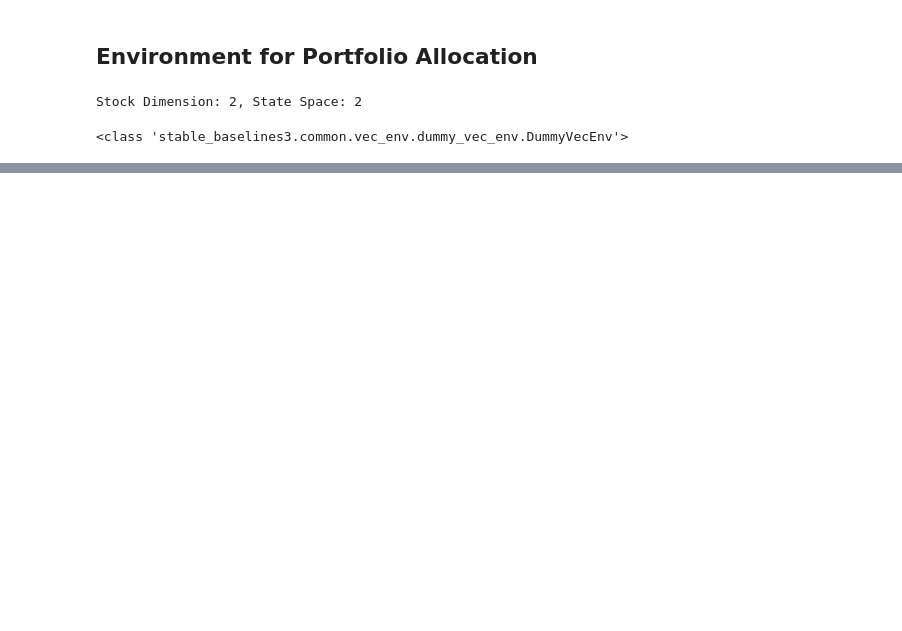
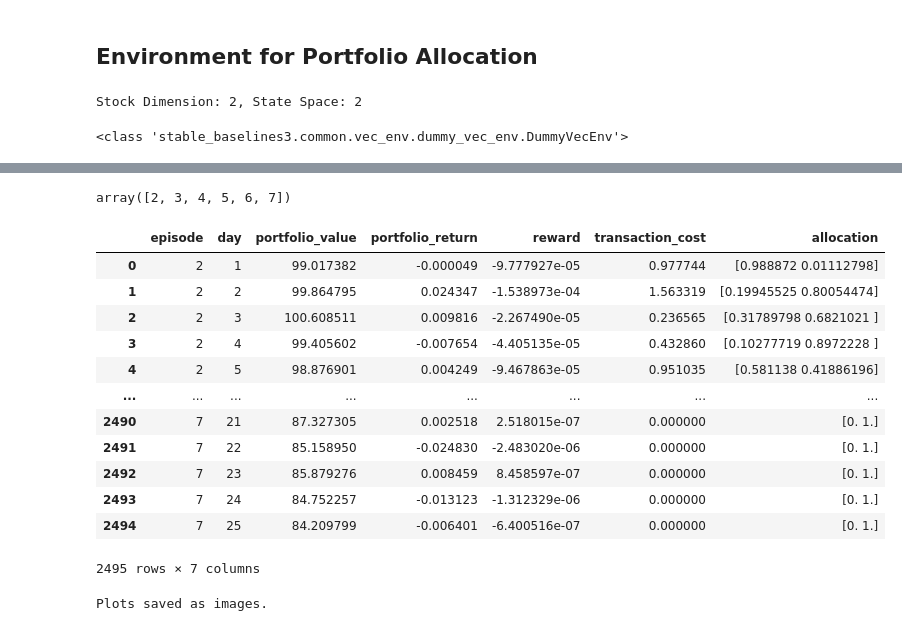
Before and after one commit to MSCA-DN-Digital-Finance/WP3_eXplainable_and_Fair_AI, a Jupyter notebook: IRP1/Code/rl_project_group_6/drl_algo_with_finrl_lib.ipynb, the cells around one changed output, grey strips where cells are left out. Saved outputs shown, nothing was run; the diff lists cells and outputs as text; code cells hidden in the pictures; blank space fills up the shorter version.

```diff
--- a/IRP1/Code/rl_project_group_6/drl_algo_with_finrl_lib.ipynb
+++ b/IRP1/Code/rl_project_group_6/drl_algo_with_finrl_lib.ipynb
@@ -666,0 +486,5 @@ dtype: float64
+# %%
+import pandas as pd
+
+df_logs = pd.read_csv("training_logs.csv")
+print(df_logs.head())
@@ -666,0 +505,66 @@ dtype: float64
+# %%
+df_logs['episode'].unique()
+# %% [output]
+array([2, 3, 4, 5, 6, 7])
+# %%
+df_logs
+# %% [output]
+|  | episode | day | portfolio_value | portfolio_return | reward | transaction_cost | allocation |
+| 0 | 2 | 1 | 99.017382 | -0.000049 | -9.777927e-05 | 0.977744 | [0.988872 0.01112798] |
+| 1 | 2 | 2 | 99.864795 | 0.024347 | -1.538973e-04 | 1.563319 | [0.19945525 0.80054474] |
+| 2 | 2 | 3 | 100.608511 | 0.009816 | -2.267490e-05 | 0.236565 | [0.31789798 0.6821021 ] |
+| 3 | 2 | 4 | 99.405602 | -0.007654 | -4.405135e-05 | 0.432860 | [0.10277719 0.8972228 ] |
+| 4 | 2 | 5 | 98.876901 | 0.004249 | -9.467863e-05 | 0.951035 | [0.581138 0.41886196] |
+| ... | ... | ... | ... | ... | ... | ... | ... |
+| 2490 | 7 | 21 | 87.327305 | 0.002518 | 2.518015e-07 | 0.000000 | [0. 1.] |
+| 2491 | 7 | 22 | 85.158950 | -0.024830 | -2.483020e-06 | 0.000000 | [0. 1.] |
+| 2492 | 7 | 23 | 85.879276 | 0.008459 | 8.458597e-07 | 0.000000 | [0. 1.] |
+| 2493 | 7 | 24 | 84.752257 | -0.013123 | -1.312329e-06 | 0.000000 | [0. 1.] |
+| 2494 | 7 | 25 | 84.209799 | -0.006401 | -6.400516e-07 | 0.000000 | [0. 1.] |
+2495 rows × 7 columns
+# %%
+import pandas as pd
+import matplotlib.pyplot as plt
+
+# Load data
+df_logs = pd.read_csv("training_logs.csv")
+
+# Get unique episodes
+episodes = df_logs["episode"].unique()
+num_episodes = len(episodes)  # Total number of episodes
+
+# Define function to plot `n` graphs
+def plot_per_episode(df, metric, ylabel, title, filename):
+    """Plot separate time series for each episode of a given metric."""
+    fig, axes = plt.subplots(num_episodes, 1, figsize=(10, 4 * num_episodes), sharex=True)
+
+    if num_episodes == 1:
+        axes = [axes]  # Ensure axes is iterable for a single episode
+
+    for idx, episode in enumerate(episodes):
+        df_episode = df[df["episode"] == episode]
+        axes[idx].plot(df_episode["day"], df_episode[metric], label=f"Episode {episode}", color="b")
+        axes[idx].set_ylabel(ylabel)
+        axes[idx].legend()
+        axes[idx].set_title(f"{title} - Episode {episode}")
+
+    plt.xlabel("Day")
+    plt.tight_layout()
+    plt.savefig(filename)
+    plt.close()  # Close figure to prevent excessive memory usage
+
+# **1️⃣ Save Portfolio Value Plot**
+plot_per_episode(df_logs, "portfolio_value", "Portfolio Value ($)", "Portfolio Value Time Series", "portfolio_value.png")
+
+# **2️⃣ Save Portfolio Return Plot**
+plot_per_episode(df_logs, "portfolio_return", "Portfolio Return (%)", "Portfolio Return Time Series", "portfolio_return.png")
+
+# **3️⃣ Save Reward Plot**
+plot_per_episode(df_logs, "reward", "Reward", "Reward Time Series", "reward.png")
+
+# **4️⃣ Save Transaction Cost Plot**
+plot_per_episode(df_logs, "transaction_cost", "Transaction Cost ($)", "Transaction Cost Time Series", "transaction_cost.png")
+
+print("Plots saved as images.")
+# %% [output]
+Plots saved as images.
```
Also changed, not shown: parts of 59 cells of this notebook.
